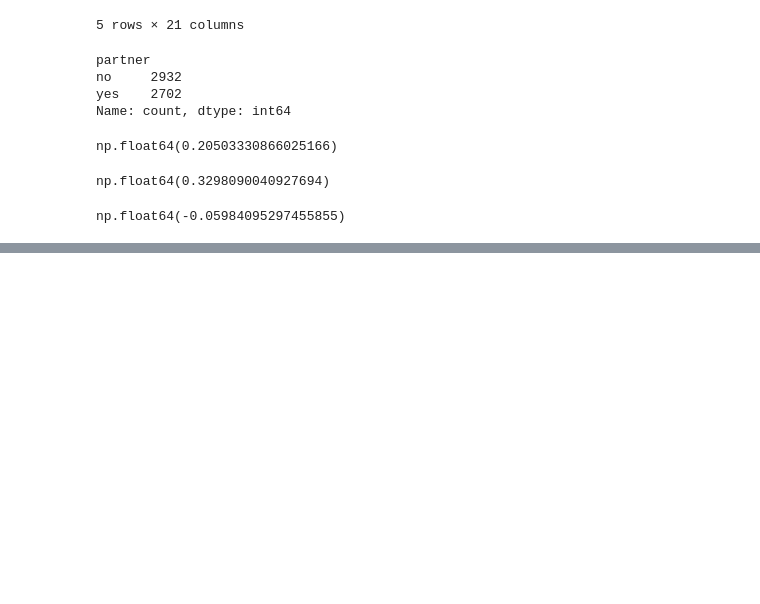
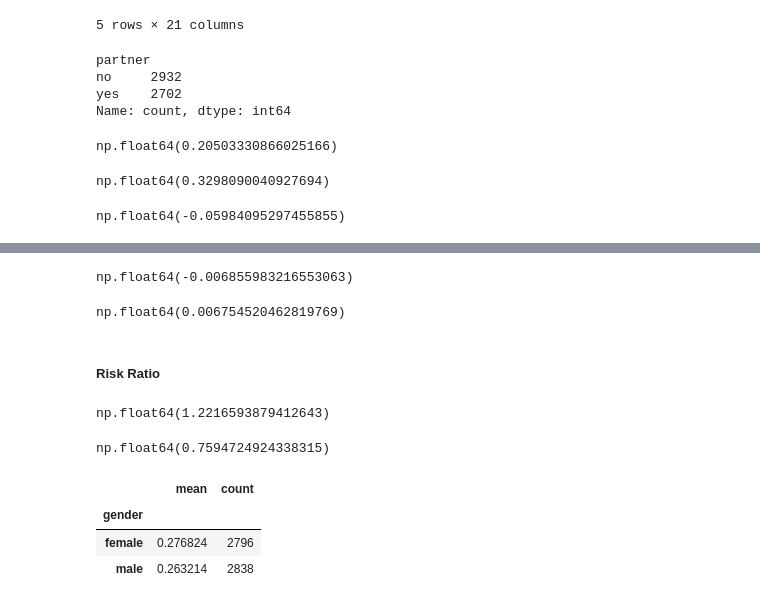
Before and after one commit to alanthemarmot/dtc_machine_learning_zoomcamp, a Jupyter notebook: 03-classification/3-5 - Feature Importance.ipynb, the cells around one changed output, grey strips where cells are left out. Drawn from its saved outputs; the diff is of its cells as text; code cells hidden in the pictures; blank space fills up the shorter version.

```diff
--- a/03-classification/3-5 - Feature Importance.ipynb
+++ b/03-classification/3-5 - Feature Importance.ipynb
@@ -495,0 +500,29 @@ np.float64(-0.05984095297455855)
+# %%
+global_churn - churn_female
+# %% [output]
+np.float64(-0.006855983216553063)
+# %%
+global_churn - churn_male
+# %% [output]
+np.float64(0.006754520462819769)
+# %% [markdown]
+##### Risk Ratio
+# %%
+# Churn rate 22% higher than normal for those without a partner
+churn_no_partner / global_churn
+# %% [output]
+np.float64(1.2216593879412643)
+# %%
+# Churn rate 24% lower than normal for those with a partner
+churn_partner / global_churn
+# %% [output]
+np.float64(0.7594724924338315)
+# %%
+# Translate SQL query to Pandas
+
+df_full_train.groupby('gender').churn.agg(['mean', 'count'])
+# %% [output]
+|  | mean | count |
+| gender |  |  |
+| female | 0.276824 | 2796 |
+| male | 0.263214 | 2838 |
```
Also changed, not shown: parts of 4 cells of this notebook.
